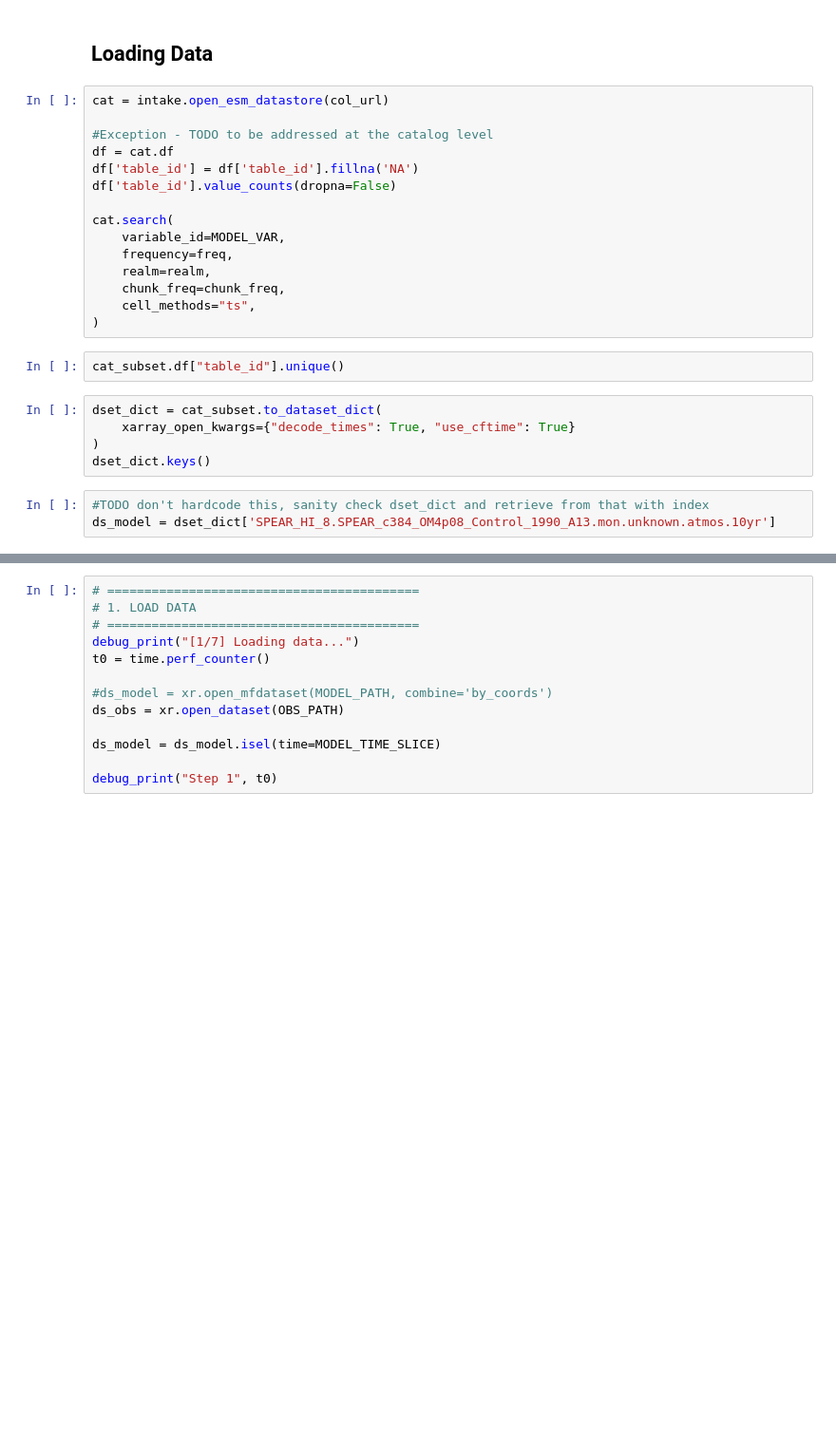
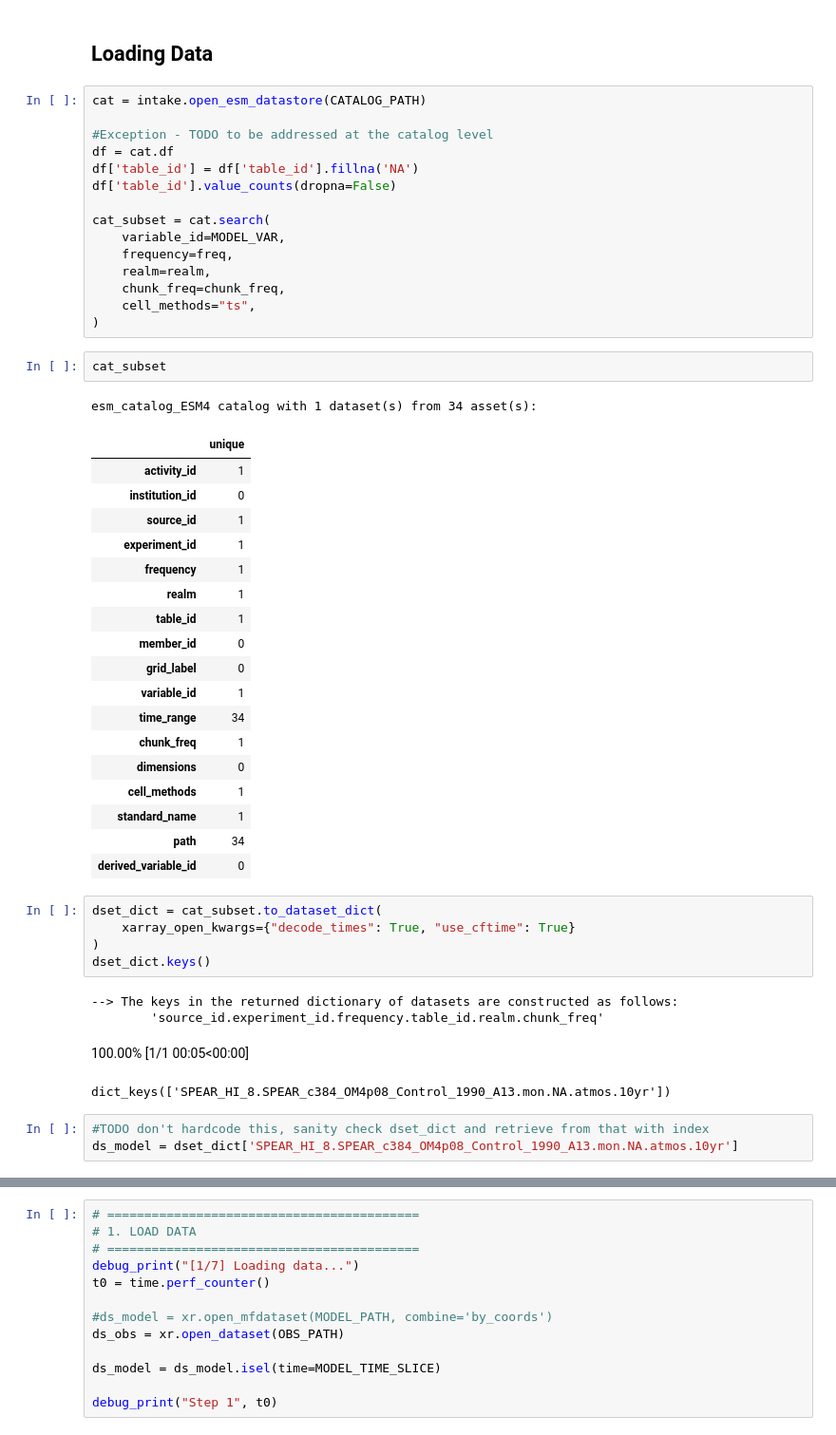
Before and after one commit to aradhakrishnanGFDL/atw_diags, a Jupyter notebook: diagnostics/atw_atmos_ts_monthly_sfc_ocean_updated.ipynb, the cells around one changed output, grey strips where cells are left out. Shown at 95% size. Saved outputs shown, nothing was run; the diff lists cells and outputs as text; blank space fills up the shorter version.

```diff
--- a/diagnostics/atw_atmos_ts_monthly_sfc_ocean_updated.ipynb
+++ b/diagnostics/atw_atmos_ts_monthly_sfc_ocean_updated.ipynb
@@ -106,14 +114,14 @@ lets figure out ds_model with catalogs
 # %% [markdown]
 ## Loading Data
 # %%
-cat = intake.open_esm_datastore(col_url)
+cat = intake.open_esm_datastore(CATALOG_PATH)
 
 #Exception - TODO to be addressed at the catalog level
 df = cat.df
 df['table_id'] = df['table_id'].fillna('NA')
 df['table_id'].value_counts(dropna=False)
 
-cat.search(
+cat_subset = cat.search(
     variable_id=MODEL_VAR,
     frequency=freq,
     realm=realm,
@@ -121,14 +129,39 @@ cat.search(
     cell_methods="ts",
 )
 # %%
-cat_subset.df["table_id"].unique()
+cat_subset
+# %% [output]
+esm_catalog_ESM4 catalog with 1 dataset(s) from 34 asset(s):
+|  | unique |
+| activity_id | 1 |
+| institution_id | 0 |
+| source_id | 1 |
+| experiment_id | 1 |
+| frequency | 1 |
+| realm | 1 |
+| table_id | 1 |
+| member_id | 0 |
+| grid_label | 0 |
+| variable_id | 1 |
+| time_range | 34 |
+| chunk_freq | 1 |
+| dimensions | 0 |
+| cell_methods | 1 |
+| standard_name | 1 |
+| path | 34 |
+| derived_variable_id | 0 |
 # %%
 dset_dict = cat_subset.to_dataset_dict(
     xarray_open_kwargs={"decode_times": True, "use_cftime": True}
 )
 dset_dict.keys()
+# %% [output]
+--> The keys in the returned dictionary of datasets are constructed as follows:
+        'source_id.experiment_id.frequency.table_id.realm.chunk_freq'
+100.00% [1/1 00:05<00:00]
+dict_keys(['SPEAR_HI_8.SPEAR_c384_OM4p08_Control_1990_A13.mon.NA.atmos.10yr'])
 # %%
 #TODO don't hardcode this, sanity check dset_dict and retrieve from that with index
-ds_model = dset_dict['SPEAR_HI_8.SPEAR_c384_OM4p08_Control_1990_A13.mon.unknown.atmos.10yr']
+ds_model = dset_dict['SPEAR_HI_8.SPEAR_c384_OM4p08_Control_1990_A13.mon.NA.atmos.10yr']
 # %%
 ds_model
```
Also changed, not shown: parts of 4 cells of this notebook.
